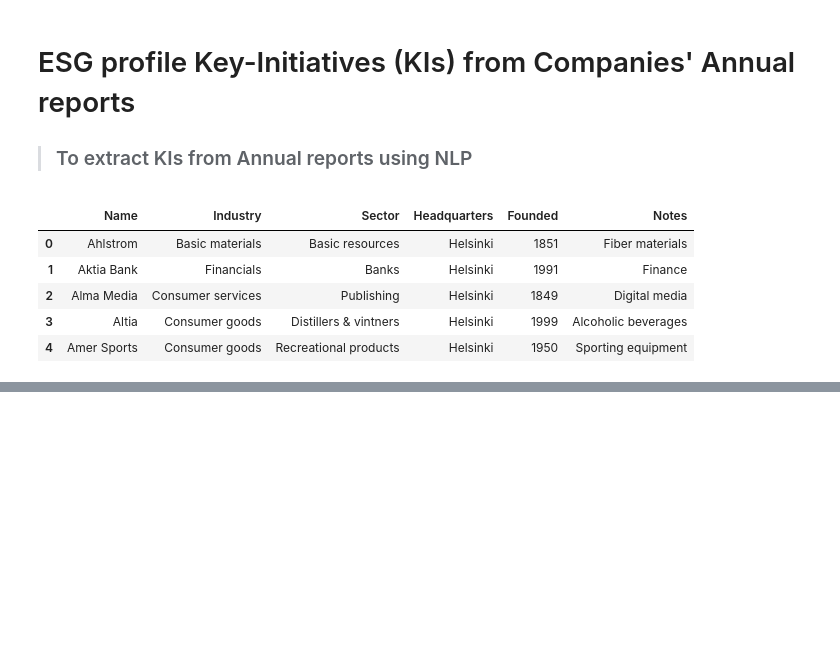
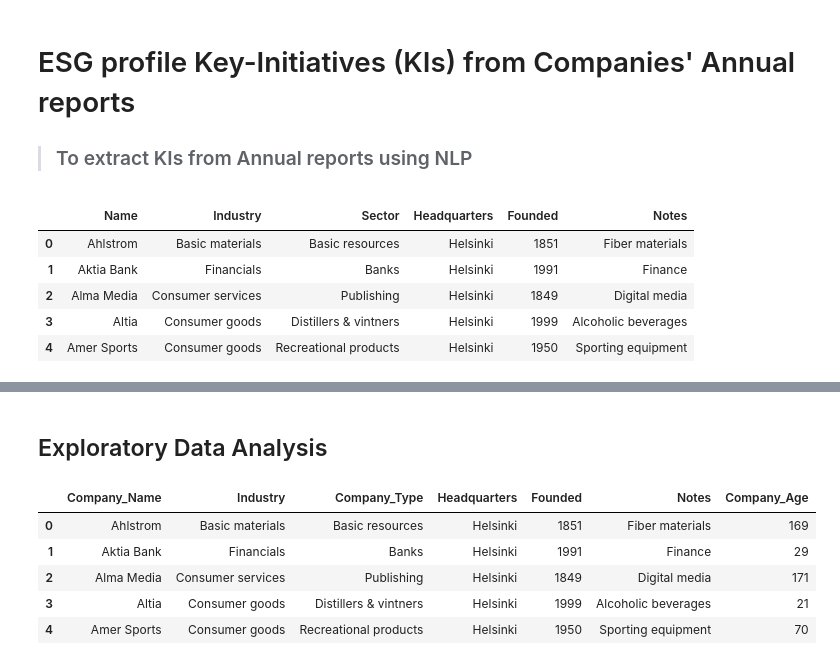
Before and after one commit to prak112/esg-profile, a Jupyter notebook: company-reports.ipynb, the cells around one changed output, grey strips where cells are left out. Cells and saved outputs as stored; diff of their text form; code cells hidden in the pictures; blank space fills up the shorter version.

```diff
--- a/company-reports.ipynb
+++ b/company-reports.ipynb
@@ -55,0 +47,14 @@ companies_sorted
+# %% [markdown]
+## Exploratory Data Analysis
+# %%
+# Calculate Age of Companies in years w.r.t completed year (2020)
+
+companies_df['Company_Age'] = companies_df['Founded'].apply(lambda yr: 2020 - yr)
+companies_df.head()
+# %% [output]
+|  | Company_Name | Industry | Company_Type | Headquarters | Founded | Notes | Company_Age |
+| 0 | Ahlstrom | Basic materials | Basic resources | Helsinki | 1851 | Fiber materials | 169 |
+| 1 | Aktia Bank | Financials | Banks | Helsinki | 1991 | Finance | 29 |
+| 2 | Alma Media | Consumer services | Publishing | Helsinki | 1849 | Digital media | 171 |
+| 3 | Altia | Consumer goods | Distillers & vintners | Helsinki | 1999 | Alcoholic beverages | 21 |
+| 4 | Amer Sports | Consumer goods | Recreational products | Helsinki | 1950 | Sporting equipment | 70 |
```
Also changed, not shown: parts of 11 cells of this notebook.
